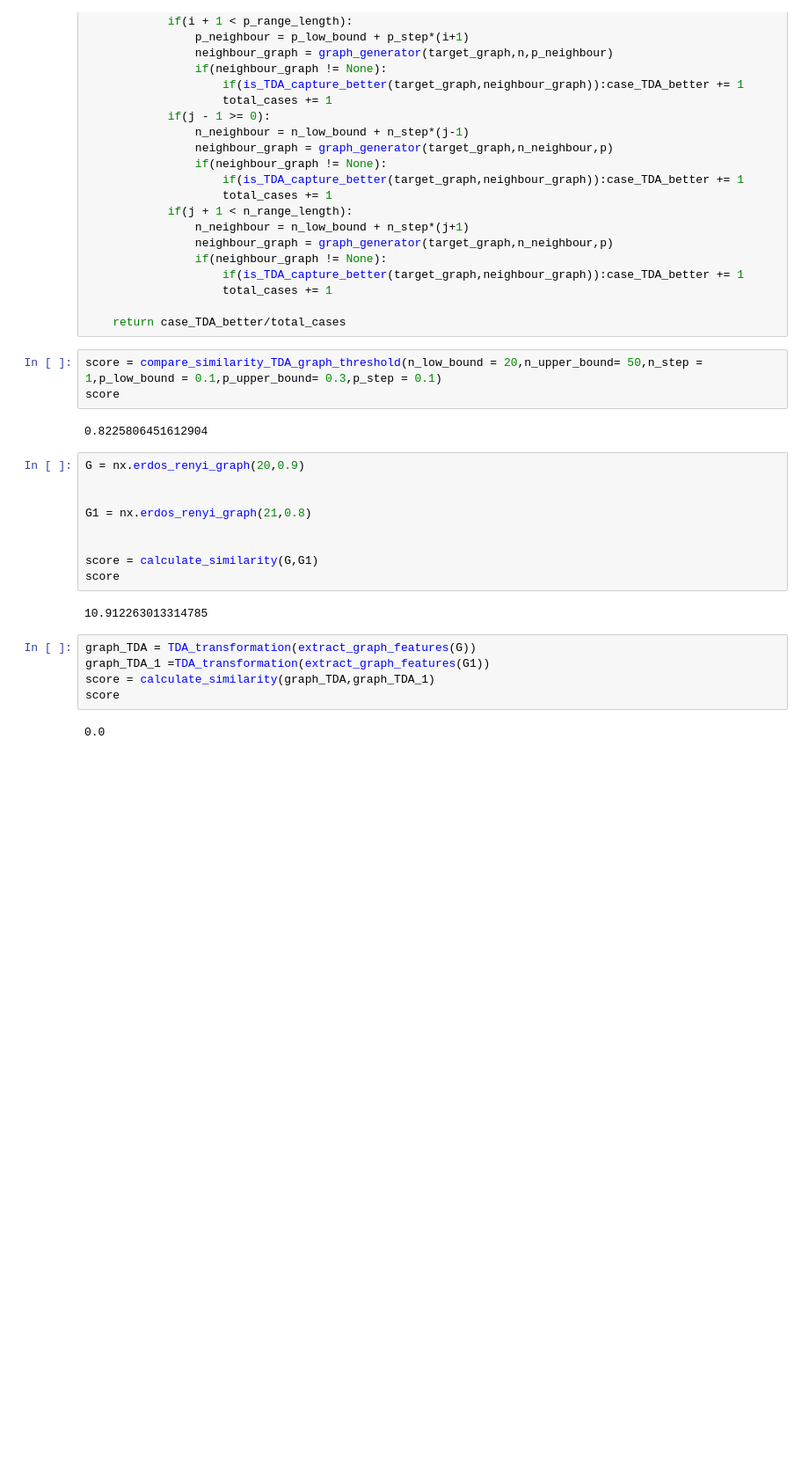
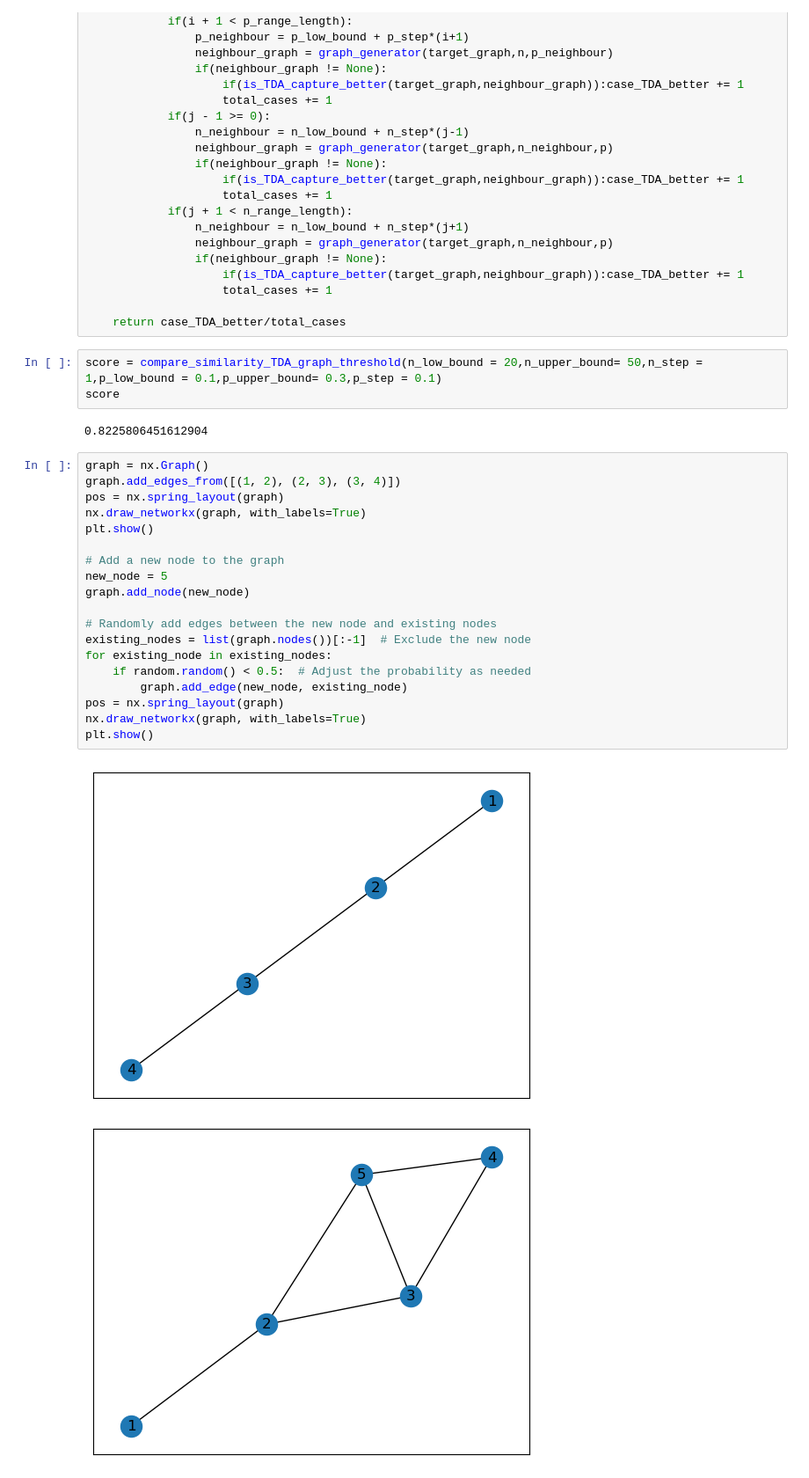
Before and after one commit to benjaminnNgo/TDASimilarityProof, a Jupyter notebook: TDAProof.ipynb, the cells around one changed output. Shown at 88% size. Saved outputs shown, nothing was run; the diff lists cells and outputs as text; blank space fills up the shorter version.

```diff
--- a/TDAProof.ipynb
+++ b/TDAProof.ipynb
@@ -208,21 +214,25 @@ score = compare_similarity_TDA_graph_threshold(n_low_bound = 20,n_upper_bound= 5
 score
 # %% [output]
 0.8225806451612904
-# %%
-G = nx.erdos_renyi_graph(20,0.9)
-
-
-G1 = nx.erdos_renyi_graph(21,0.8)
-
-
-score = calculate_similarity(G,G1)
-score
-# %% [output]
-10.912263013314785
-# %%
-graph_TDA = TDA_transformation(extract_graph_features(G))
-graph_TDA_1 =TDA_transformation(extract_graph_features(G1))
-score = calculate_similarity(graph_TDA,graph_TDA_1)
-score
-# %% [output]
-0.0
+# %%
+graph = nx.Graph()
+graph.add_edges_from([(1, 2), (2, 3), (3, 4)])
+pos = nx.spring_layout(graph)
+nx.draw_networkx(graph, with_labels=True)
+plt.show()
+
+# Add a new node to the graph
+new_node = 5
+graph.add_node(new_node)
+
+# Randomly add edges between the new node and existing nodes
+existing_nodes = list(graph.nodes())[:-1]  # Exclude the new node
+for existing_node in existing_nodes:
+    if random.random() < 0.5:  # Adjust the probability as needed
+        graph.add_edge(new_node, existing_node)
+pos = nx.spring_layout(graph)
+nx.draw_networkx(graph, with_labels=True)
+plt.show()
+# %% [output]
+[figure, added]
+[figure, added]
```
Also changed, not shown: parts of 17 cells of this notebook, 2 other files.
